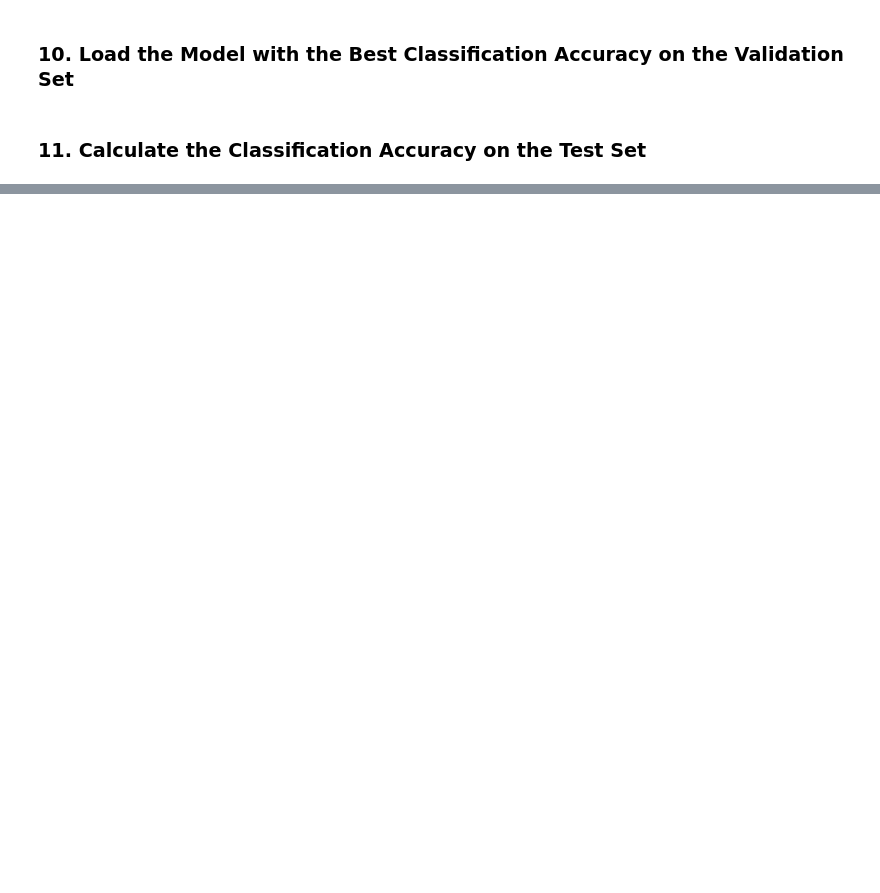
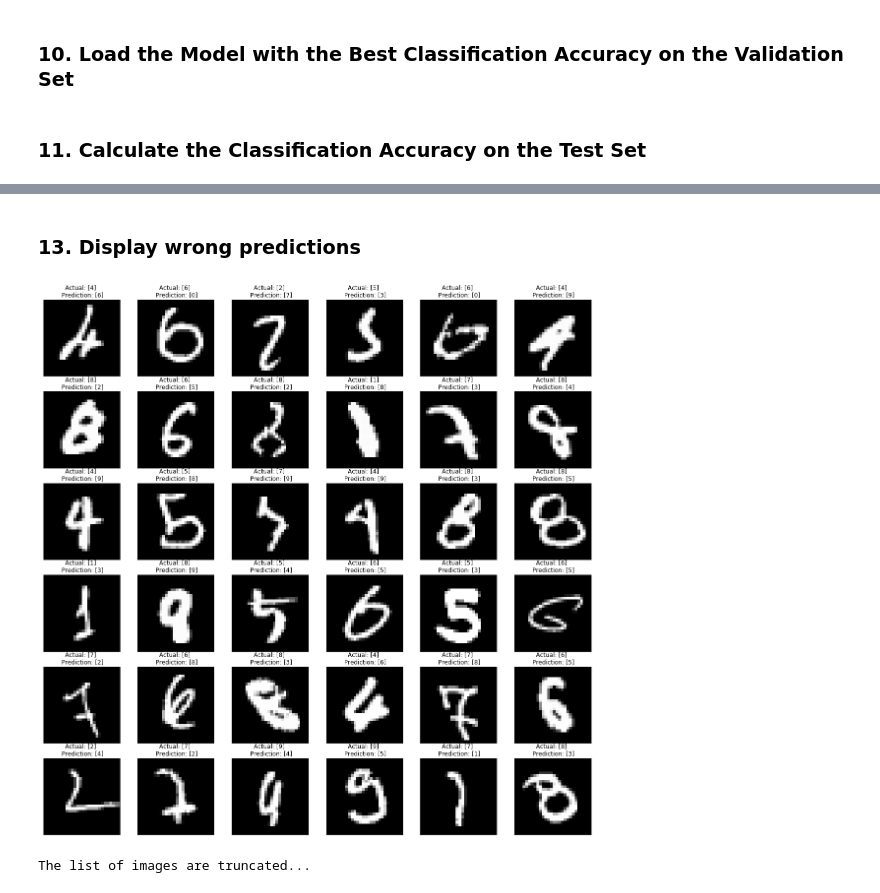
Before and after one commit to woo-chia-wei/udacity-machine-learning-engineer, a Jupyter notebook: 00_exercises/16_multilayer_peceptron_2.ipynb, the cells around one changed output, grey strips where cells are left out. Drawn from its saved outputs; the diff is of its cells as text; code cells hidden in the pictures; blank space fills up the shorter version.

```diff
--- a/00_exercises/16_multilayer_peceptron_2.ipynb
+++ b/00_exercises/16_multilayer_peceptron_2.ipynb
@@ -208,0 +222,7 @@ for i in range(6):
+# %% [markdown]
+### 13. Display wrong predictions
+# %%
+plot_prediction_model(actual, prediction, images, 'negative')
+# %% [output]
+[figure, added]
+The list of images are truncated...
```
Also changed, not shown: parts of 7 cells of this notebook, 2 other files.
